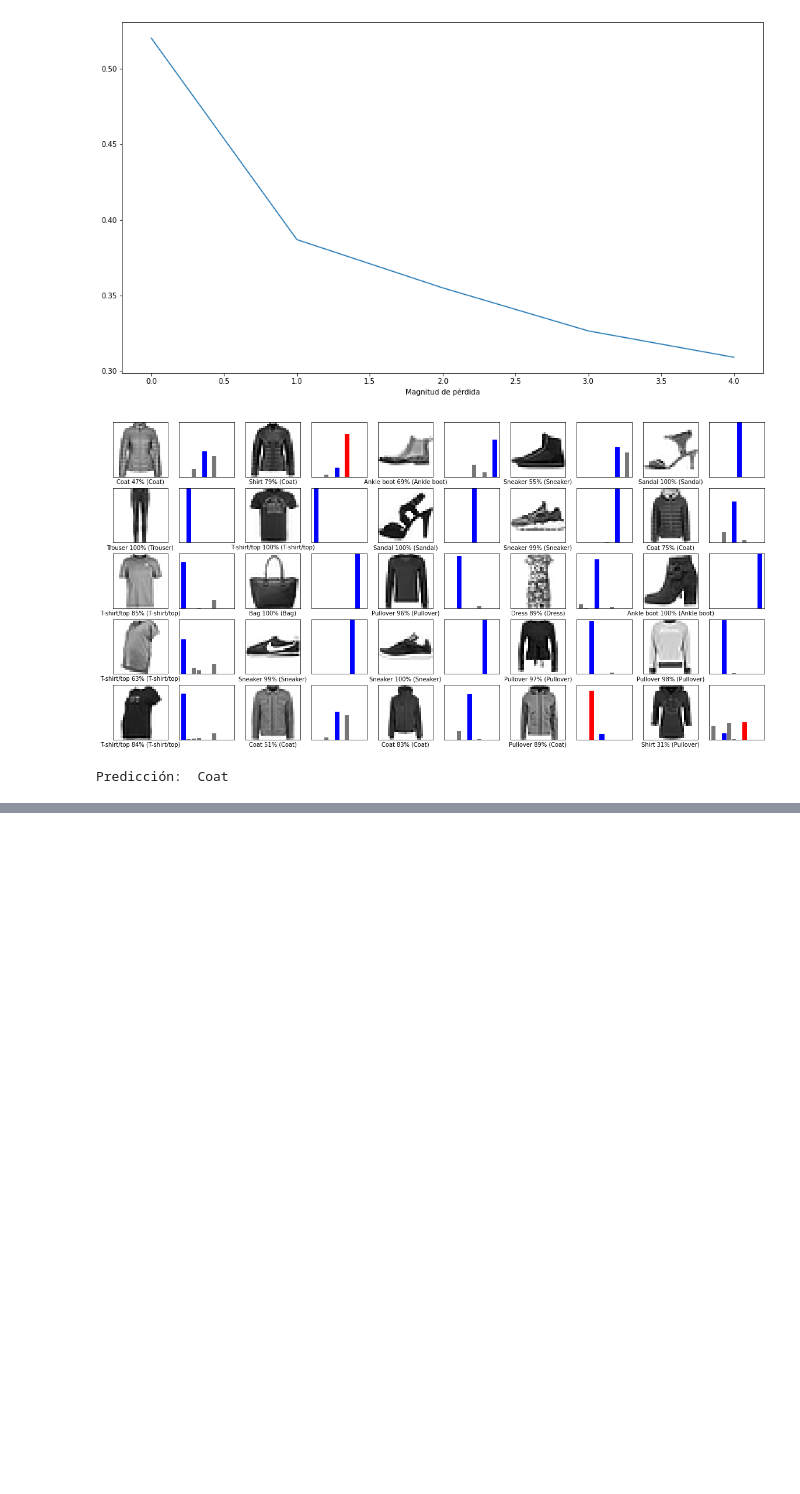
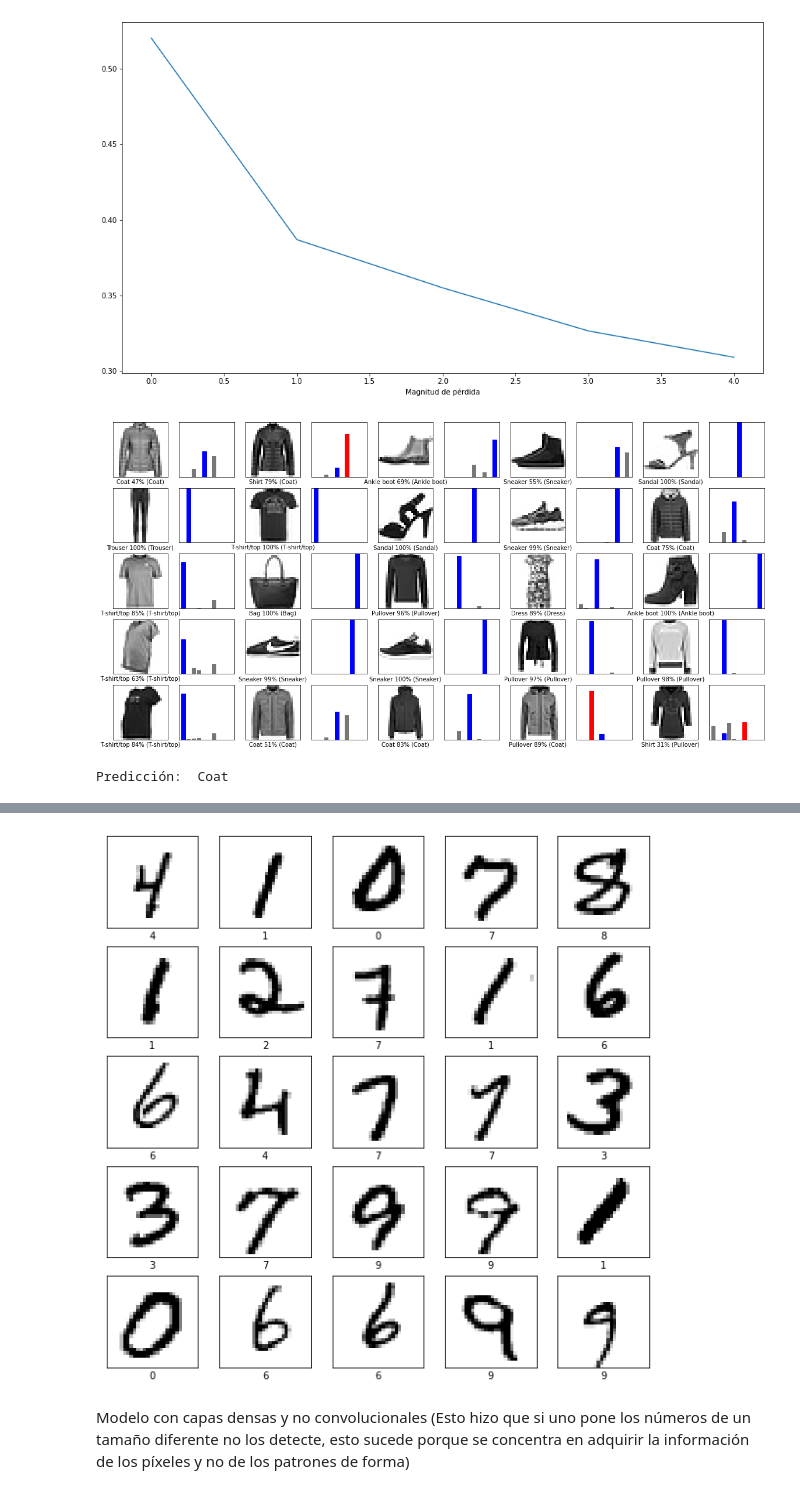
Before and after one commit to davidmorme/Universidad, a Jupyter notebook: Diversión/Red_Neuronal.ipynb, the cells around one changed output, grey strips where cells are left out. Cells and saved outputs as stored; diff of their text form; code cells hidden in the pictures; blank space fills up the shorter version.

Commit message:
Incluido aprendizaje de lectura de números escritos

```diff
--- a/Diversión/Red_Neuronal.ipynb
+++ b/Diversión/Red_Neuronal.ipynb
@@ -301,0 +305,28 @@ Predicción:  Coat
+# %%
+import tensorflow as tf
+import tensorflow_datasets as tfds
+
+#Descargar set de datos de MNIST (Números escritos a mano, etiquetados)
+datos, metadatos =tfds.load('mnist', as_supervised=True, with_info=True)
+
+#Obtener en variables separadas los datos de entrenamiento (60k) y pruebas (10k)
+datos_entrenamiento, datos_pruebas = datos['train'], datos['test']
+
+#Función de normalización para los datos (Pasar valor de los piceles de 0-255 a 0-1)
+#(Hace que la red aprenda mejor y más rápido)
+
+def normalizar(imagenes, etiquetas):
+  imagenes = tf.cast(imagenes, tf.float32)
+  imagenes /= 255 #Aquí se pasa de 0-255 a 0-1
+  return imagenes, etiquetas
+
+#Normalizar los datos de entrenamiento con la función que hicimos
+
+datos_entrenamiento=datos_entrenamiento.map(normalizar)
+datos_pruebas=datos_pruebas.map(normalizar)
+
+#Agregar a cache (usar memoria en lugar de disco, entrenamiento mas rapido)
+datos_entrenamiento = datos_entrenamiento.cache()
+datos_pruebas = datos_pruebas.cache()
+
+clases = ['0', '1', '2', '3', '4', '5', '6', '7', '8', '9']
@@ -301,0 +336,18 @@ Predicción:  Coat
+# %%
+import matplotlib.pyplot as plt
+
+plt.figure(figsize=(10,10))
+
+for i, (imagen, etiqueta) in enumerate(datos_entrenamiento.take(25)):
+
+  imagen = imagen.numpy().reshape(28,28)
+  plt.subplot(5,5,i+1)
+  plt.xticks([])
+  plt.yticks([])
+  plt.grid(False)
+  plt.imshow(imagen, cmap=plt.cm.binary)
+  plt.xlabel(clases[etiqueta])
+# %% [output]
+[figure, added]
+# %% [markdown]
+Modelo con capas densas y no convolucionales (Esto hizo que si uno pone los números de un tamaño diferente no los detecte, esto sucede porque se concentra en adquirir la información de los píxeles y no de los patrones de forma)
```
Also changed, not shown: parts of 9 cells of this notebook.
